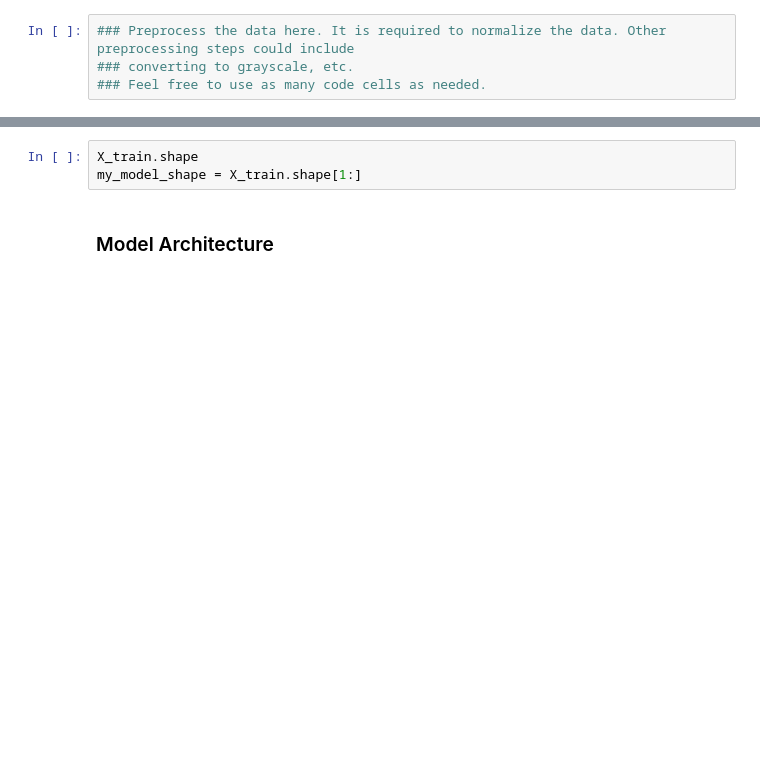
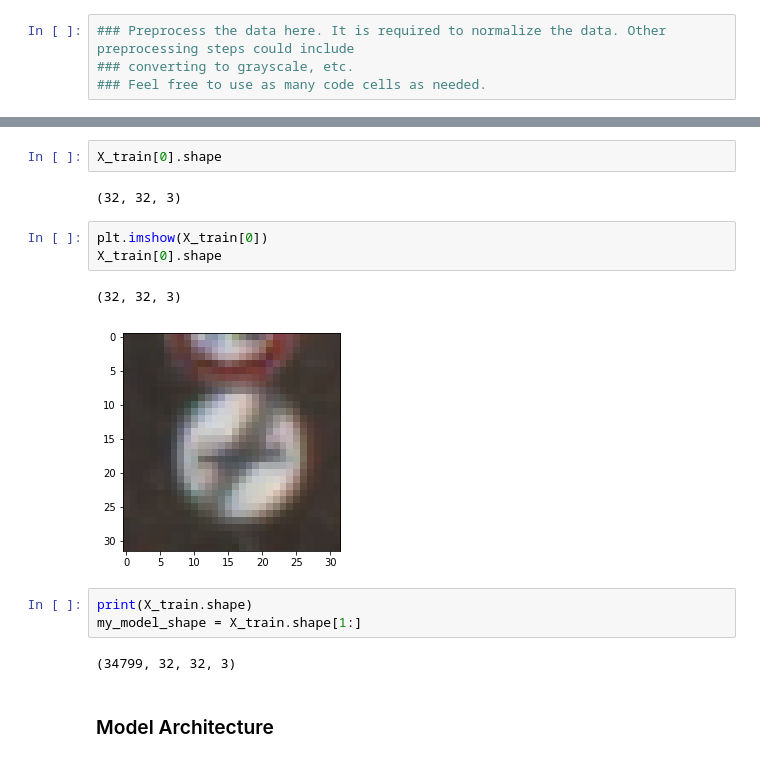
Before and after one commit to kennt/CarND1-P2, a Jupyter notebook: Traffic_Sign_Classifier.ipynb, the cells around one changed output, grey strips where cells are left out. Drawn from its saved outputs; the diff is of its cells as text; blank space fills up the shorter version.

```diff
--- a/Traffic_Sign_Classifier.ipynb
+++ b/Traffic_Sign_Classifier.ipynb
@@ -187,9 +199,21 @@ X_test = normalize_images(X_test)
 
 # shuffle the training set (shuffle is done during the run)
 #X_train, y_train = shuffle(X_train, y_train)
+# %%
+X_train[0].shape
+# %% [output]
+(32, 32, 3)
+# %%
+plt.imshow(X_train[0])
+X_train[0].shape
+# %% [output]
+(32, 32, 3)
+[figure, added]
 # %%
-X_train.shape
+print(X_train.shape)
 my_model_shape = X_train.shape[1:]
+# %% [output]
+(34799, 32, 32, 3)
 # %% [markdown]
 ### Model Architecture
 # %%
```
Also changed, not shown: parts of 5 cells of this notebook, 1 other file.
